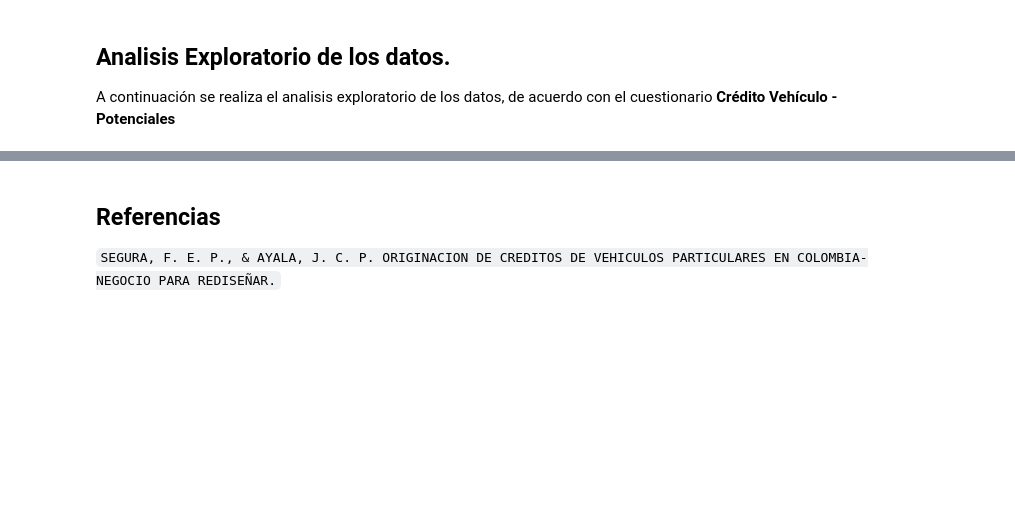
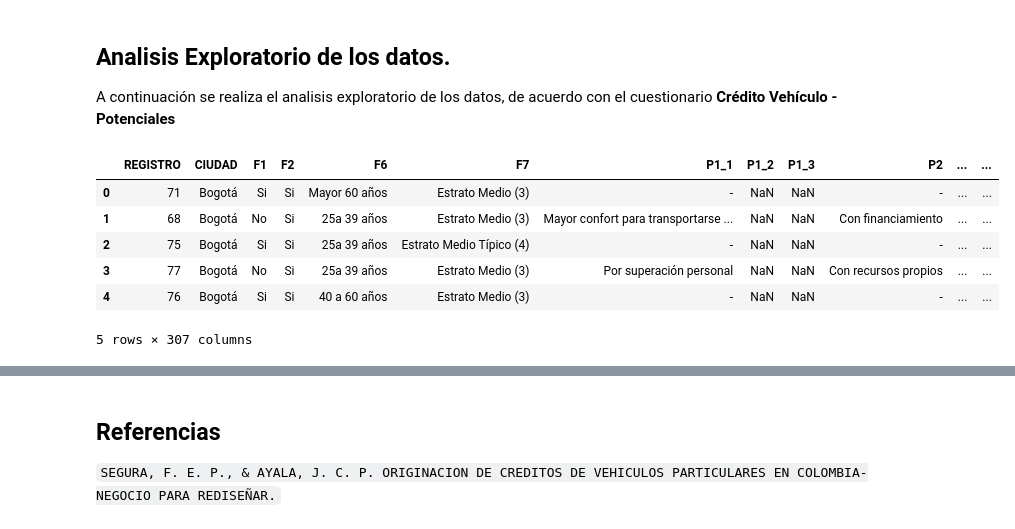
Before and after one commit to LordOnion88/MAD, a Jupyter notebook: Marketing Analytics/Clustering/CRISP DM SEGUROS AUTOS.ipynb, the cells around one changed output, grey strips where cells are left out. Cells and saved outputs as stored; diff of their text form; code cells hidden in the pictures; blank space fills up the shorter version.

```diff
--- a/Marketing Analytics/Clustering/CRISP DM SEGUROS AUTOS.ipynb
+++ b/Marketing Analytics/Clustering/CRISP DM SEGUROS AUTOS.ipynb
@@ -43,0 +38,14 @@ url = ''
+# %%
+#Cargar el dataset
+url = "https://github.com/LordOnion88/MAD/raw/refs/heads/main/Marketing%20Analytics/Clustering/MAVEHICULO%20POTENCIALF.xlsx"
+
+data = pd.read_excel(url, sheet_name='TEXTOS')
+data.head(5)
+# %% [output]
+|  | REGISTRO | CIUDAD | F1 | F2 | F6 | F7 | P1_1 | P1_2 | P1_3 | P2 | ... | ... |
+| 0 | 71 | Bogotá | Si | Si | Mayor 60 años | Estrato Medio (3) | - | NaN | NaN | - | ... | ... |
+| 1 | 68 | Bogotá | No | Si | 25a 39 años | Estrato Medio (3) | Mayor confort para transportarse ... | NaN | NaN | Con financiamiento | ... | ... |
+| 2 | 75 | Bogotá | Si | Si | 25a 39 años | Estrato Medio Típico (4) | - | NaN | NaN | - | ... | ... |
+| 3 | 77 | Bogotá | No | Si | 25a 39 años | Estrato Medio (3) | Por superación personal | NaN | NaN | Con recursos propios | ... | ... |
+| 4 | 76 | Bogotá | Si | Si | 40 a 60 años | Estrato Medio (3) | - | NaN | NaN | - | ... | ... |
+5 rows × 307 columns
```
Also changed, not shown: parts of 5 cells of this notebook, 2 other files.
